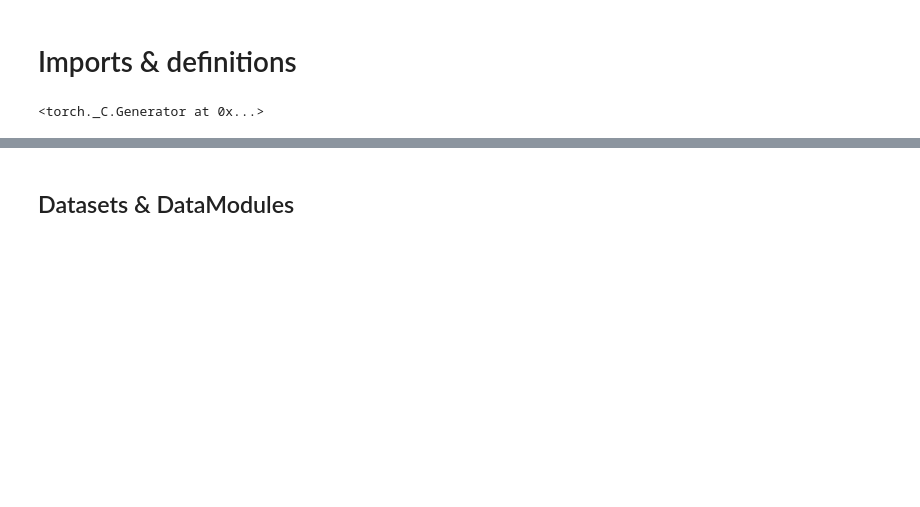
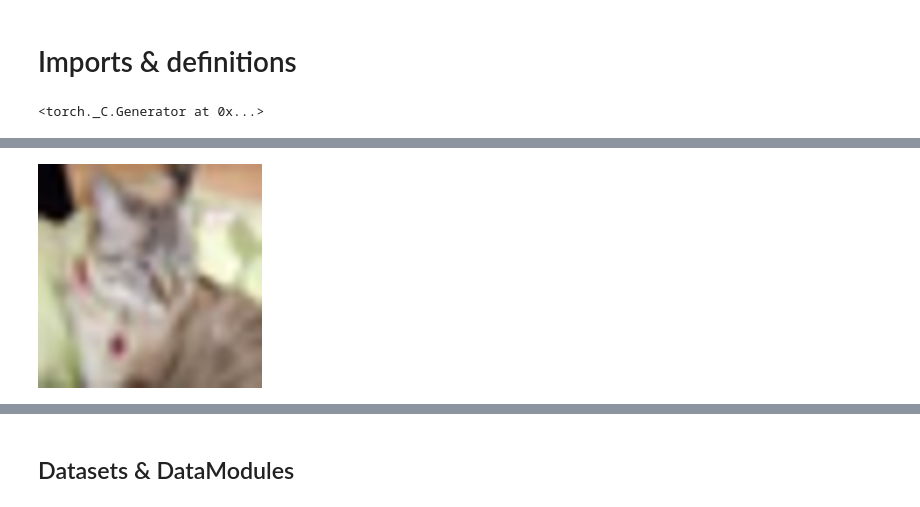
Before and after one commit to JacobARose/lightning-hydra-classifiers, a Jupyter notebook: notebooks/multi-task_model-train.ipynb, the cells around one changed output, grey strips where cells are left out. Cells and saved outputs as stored; diff of their text form; code cells hidden in the pictures; blank space fills up the shorter version.

```diff
--- a/notebooks/multi-task_model-train.ipynb
+++ b/notebooks/multi-task_model-train.ipynb
@@ -47,0 +723,4 @@ from lightning_hydra_classifiers.scripts.train_multitask import PlantDataModule,
+# %%
+img_thumb.resize((224,224))
+# %% [output]
+[figure, added]
```
Also changed, not shown: parts of 63 cells of this notebook.
